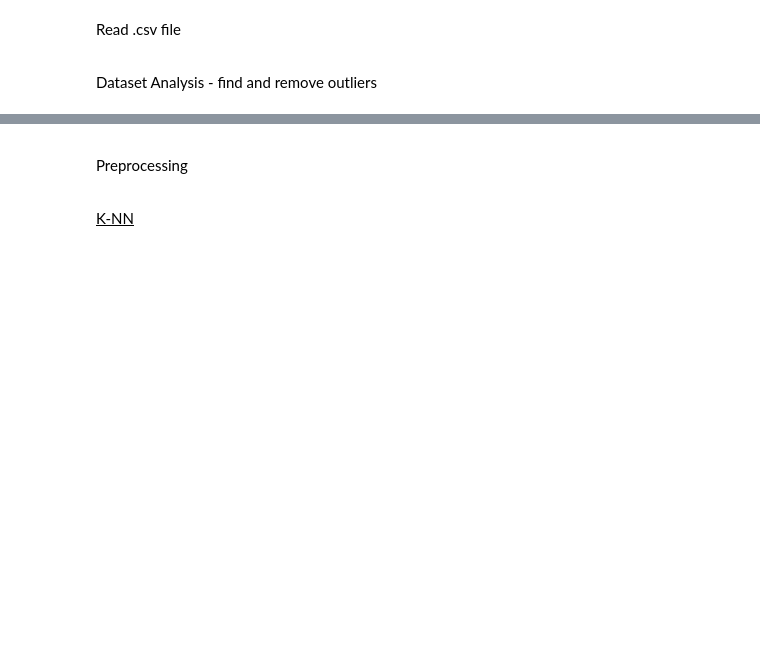
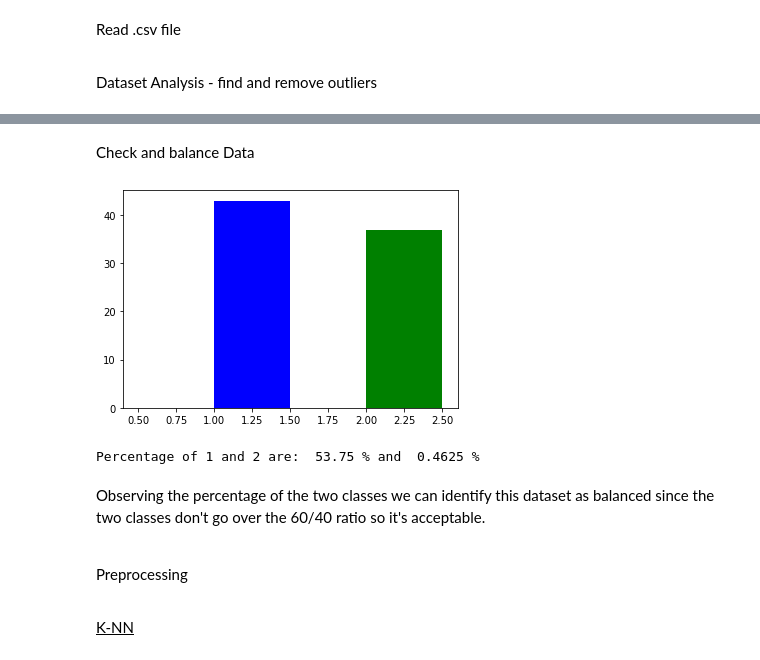
Before and after one commit to Vaelthur/DataSpaces_Tesina, a Jupyter notebook: DS_Tesina.ipynb, the cells around one changed output, grey strips where cells are left out. Cells and saved outputs as stored; diff of their text form; code cells hidden in the pictures; blank space fills up the shorter version.

```diff
--- a/DS_Tesina.ipynb
+++ b/DS_Tesina.ipynb
@@ -50,3 +80,18 @@ for feature in X.columns:
+# %% [markdown]
+<p> Check and balance Data </p>
+# %%
+Y = cleanDs.iloc[:, 9]
+ones = Y[Y == 1]
+twos = Y[Y == 2]
+plt.hist(ones, color='blue', width=0.5)
+plt.hist(twos, color='green', width=0.5)
+plt.show()
+print("Percentage of 1 and 2 are: ", ones.shape[0]/Y.shape[0]*100, "% and ", twos.shape[0]/Y.shape[0],"%")
+# %% [output]
+[figure, added]
+Percentage of 1 and 2 are:  53.75 % and  0.4625 %
+# %% [markdown]
+<p>Observing the percentage of the two classes we can identify this dataset as balanced since the two classes don't go over the 60/40 ratio so it's acceptable.</p>
 # %% [markdown]
 <p><p>Preprocessing<p></p>
 # %%
```
Also changed, not shown: parts of 9 cells of this notebook.
